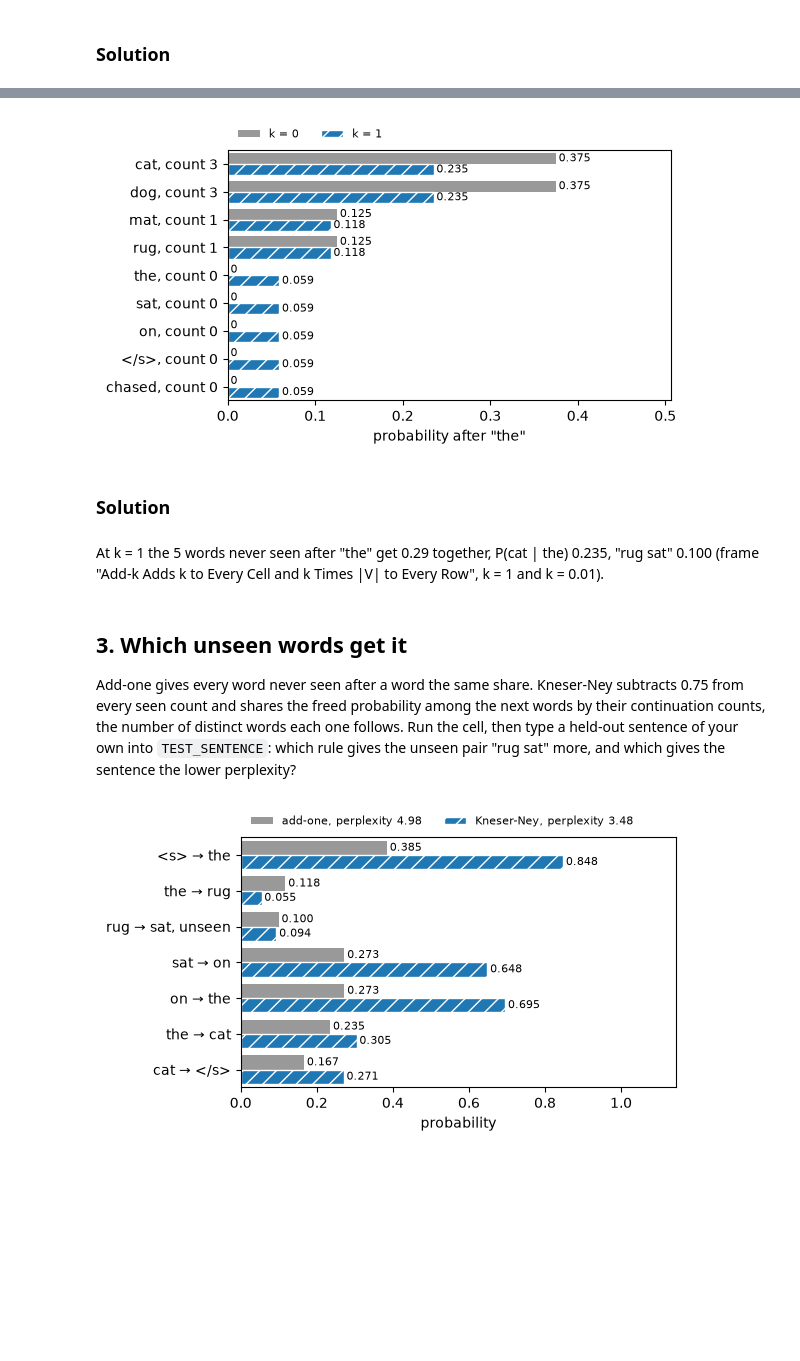
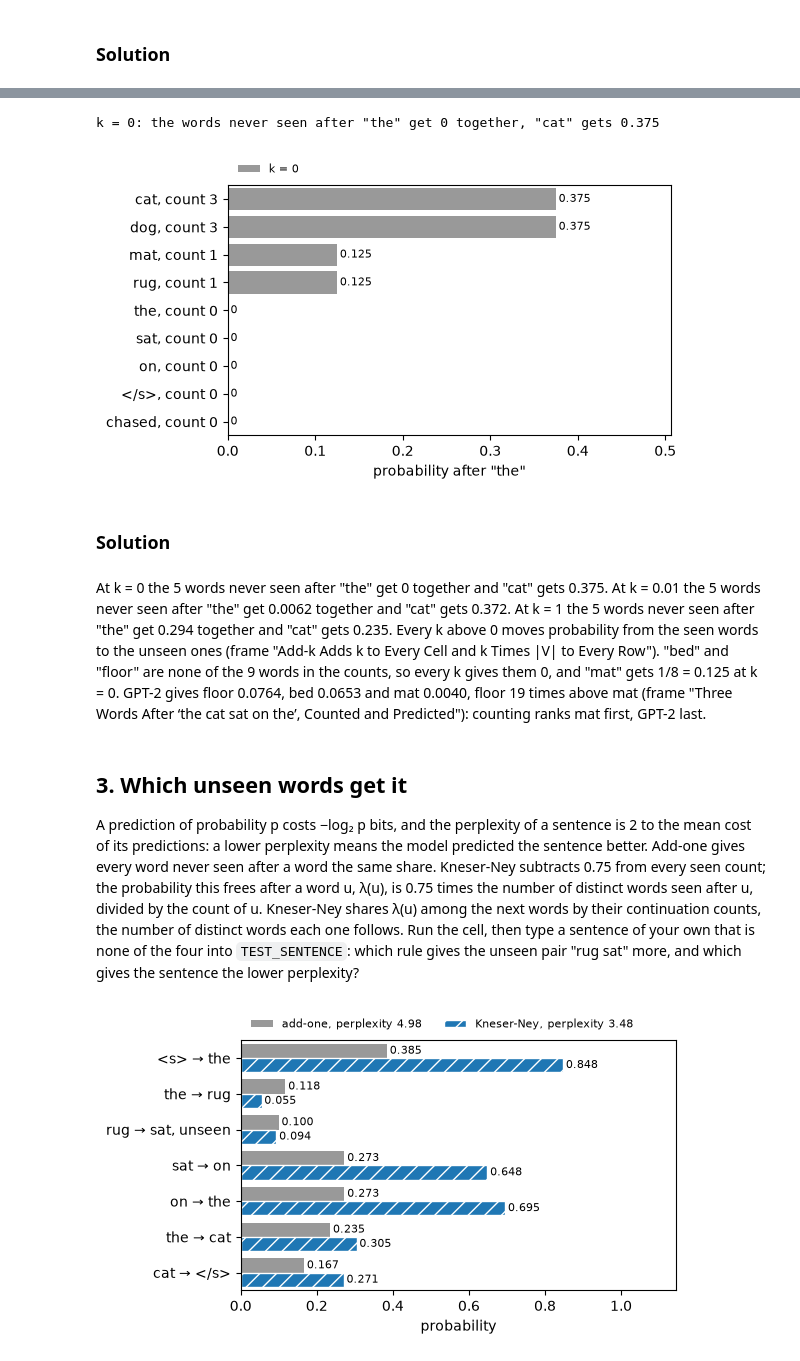
Before and after one commit to josterri/predicting-the-next-words-notebooks, a Jupyter notebook: ch03_workbook.ipynb, the cells around one changed output, grey strips where cells are left out. Drawn from its saved outputs; the diff is of its cells as text; code cells hidden in the pictures; blank space fills up the shorter version.

```diff
--- a/ch03_workbook.ipynb
+++ b/ch03_workbook.ipynb
@@ -199,29 +196,40 @@ is left for "cat"?
 # %%
-K = 1
-row = sorted(NEXT, key=lambda w: -pairs["the", w])
-probs = {f"k = {k:g}": [addk("the", w, k) for w in row] for k in (0, number(K, "K", 100))}
+K = 0
+k, row = number(K, "K", 100), sorted(NEXT, key=lambda w: -pairs["the", w])
+gone = sum(addk("the", w, k) for w in NEXT if not pairs["the", w])
+print(f'k = {k:g}: the words never seen after "the" get {fmt(gone)} together, "cat" gets {addk("the", "cat", k):.3f}')
+probs = {f"k = {x:g}": [addk("the", w, x) for w in row] for x in (0, k)}
 show_bars([f"{w}, count {pairs['the', w]}" for w in row], 'probability after "the"', probs)
 # %% [output]
+k = 0: the words never seen after "the" get 0 together, "cat" gets 0.375
-[figure, old version]
+[figure, new version]
 # %% [markdown]
 ### Solution
 # %%
-k = number(K, "K", 100)
-display(Markdown(
-    f'At k = {k:g} the {sum(not pairs["the", w] for w in NEXT)} words never seen after "the" get '
-    f'{sum(addk("the", w, k) for w in NEXT if not pairs["the", w]):.2g} together, P(cat | the) {addk("the", "cat", k):.3f}, '
-    f'"rug sat" {fmt(addk("rug", "sat", k))} (frame "Add-k Adds k to Every Cell and k Times |V| to Every Row", k = 1 and k = 0.01).'))
+unseen_the = [w for w in NEXT if not pairs["the", w]]
+display(Markdown(" ".join(
+    f'At k = {x:g} the {len(unseen_the)} words never seen after "the" get {fmt(sum(addk("the", w, x) for w in unseen_the))} '
+    f'together and "cat" gets {addk("the", "cat", x):.3f}.' for x in (0, 0.01, 1))
+    + ' Every k above 0 moves probability from the seen words to the unseen ones (frame "Add-k Adds k to Every Cell and k Times |V| '
+    f'to Every Row"). "bed" and "floor" are none of the {V} words in the counts, so every k gives them 0, and "mat" gets '
+    f'{pairs["the", "mat"]}/{C["the"]} = {addk("the", "mat"):.3f} at k = 0. GPT-2 gives floor {GPT2["floor"]}, bed {GPT2["bed"]} and '
+    f'mat {GPT2["mat"]:.4f}, floor {GPT2["floor"] / GPT2["mat"]:.0f} times above mat (frame "Three Words After ‘the cat sat on the’, '
+    'Counted and Predicted"): counting ranks mat first, GPT-2 last.'))
 # %% [output]
-At k = 1 the 5 words never seen after "the" get 0.29 together, P(cat | the) 0.235, "rug sat" 0.100 (frame "Add-k Adds k to Every Cell and k Times |V| to Every Row", k = 1 and k = 0.01).
+At k = 0 the 5 words never seen after "the" get 0 together and "cat" gets 0.375. At k = 0.01 the 5 words never seen after "the" get 0.0062 together and "cat" gets 0.372. At k = 1 the 5 words never seen after "the" get 0.294 together and "cat" gets 0.235. Every k above 0 moves probability from the seen words to the unseen ones (frame "Add-k Adds k to Every Cell and k Times |V| to Every Row"). "bed" and "floor" are none of the 9 words in the counts, so every k gives them 0, and "mat" gets 1/8 = 0.125 at k = 0. GPT-2 gives floor 0.0764, bed 0.0653 and mat 0.0040, floor 19 times above mat (frame "Three Words After ‘the cat sat on the’, Counted and Predicted"): counting ranks mat first, GPT-2 last.
 # %% [markdown]
 ## 3. Which unseen words get it
 
-Add-one gives every word never seen after a word the same share. Kneser-Ney
-subtracts 0.75 from every seen count and shares the freed probability among
-the next words by their continuation counts, the number of distinct words each
-one follows. Run the cell, then type a held-out sentence of your own into
-`TEST_SENTENCE`: which rule gives the unseen pair "rug sat" more, and which
-gives the sentence the lower perplexity?
+A prediction of probability p costs −log₂ p bits, and the perplexity of a
+sentence is 2 to the mean cost of its predictions: a lower perplexity means
+the model predicted the sentence better. Add-one gives every word never seen
+after a word the same share. Kneser-Ney subtracts 0.75 from every seen count;
+the probability this frees after a word u, λ(u), is 0.75 times the number of
+distinct words seen after u, divided by the count of u. Kneser-Ney shares λ(u)
+among the next words by their continuation counts, the number of distinct
+words each one follows. Run the cell, then type a sentence of your own that is
+none of the four into `TEST_SENTENCE`: which rule gives the unseen pair "rug
+sat" more, and which gives the sentence the lower perplexity?
 # %%
 TEST_SENTENCE = "the rug sat on the cat"
 rows = sentence(TEST_SENTENCE, "TEST_SENTENCE")
```
Also changed, not shown: parts of 11 cells of this notebook.
